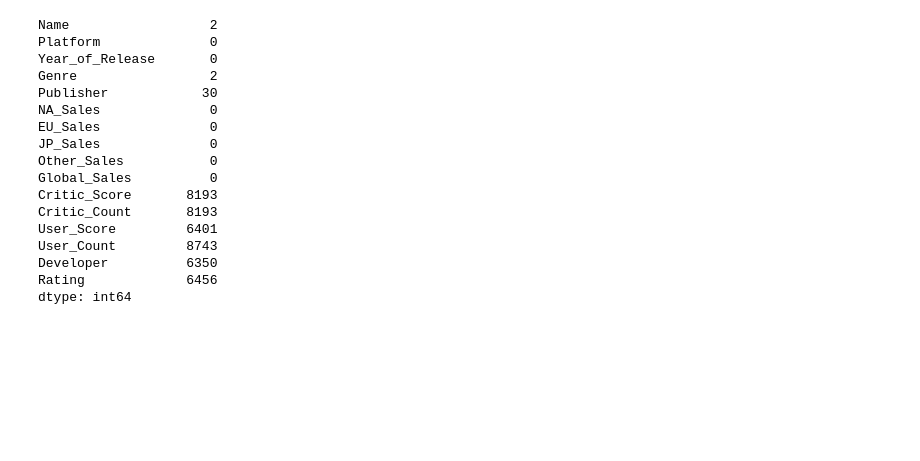
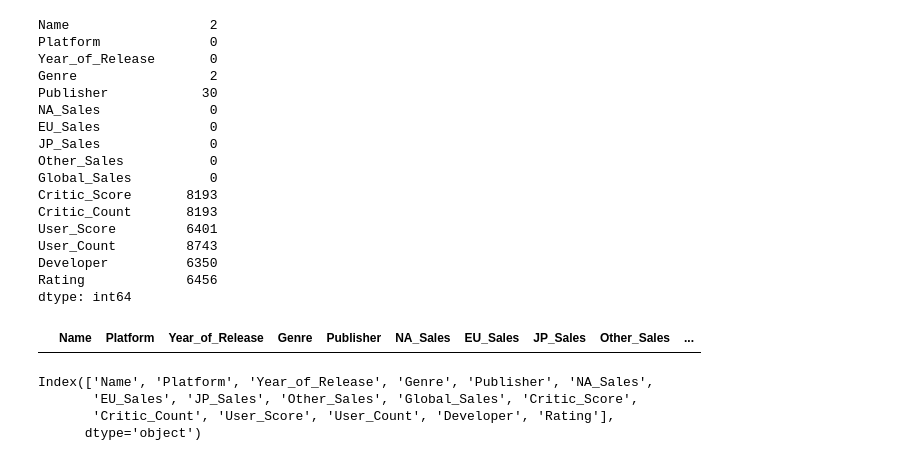
Before and after one commit to LorenzoAnogITSAR/esame_dva, a Jupyter notebook: analisi.ipynb, the cells around one changed output. Drawn from its saved outputs; the diff is of its cells as text; code cells hidden in the pictures; blank space fills up the shorter version.

```diff
--- a/analisi.ipynb
+++ b/analisi.ipynb
@@ -100,0 +103,11 @@ dtype: int64
+# %%
+df_pulito[df_pulito['Name'] == "Overwatch"]
+# %% [output]
+|  | Name | Platform | Year_of_Release | Genre | Publisher | NA_Sales | EU_Sales | JP_Sales | Other_Sales | ... |
+# %%
+df.columns
+# %% [output]
+Index(['Name', 'Platform', 'Year_of_Release', 'Genre', 'Publisher', 'NA_Sales',
+       'EU_Sales', 'JP_Sales', 'Other_Sales', 'Global_Sales', 'Critic_Score',
+       'Critic_Count', 'User_Score', 'User_Count', 'Developer', 'Rating'],
+      dtype='object')
```
Also changed, not shown: parts of 1 cell of this notebook.
